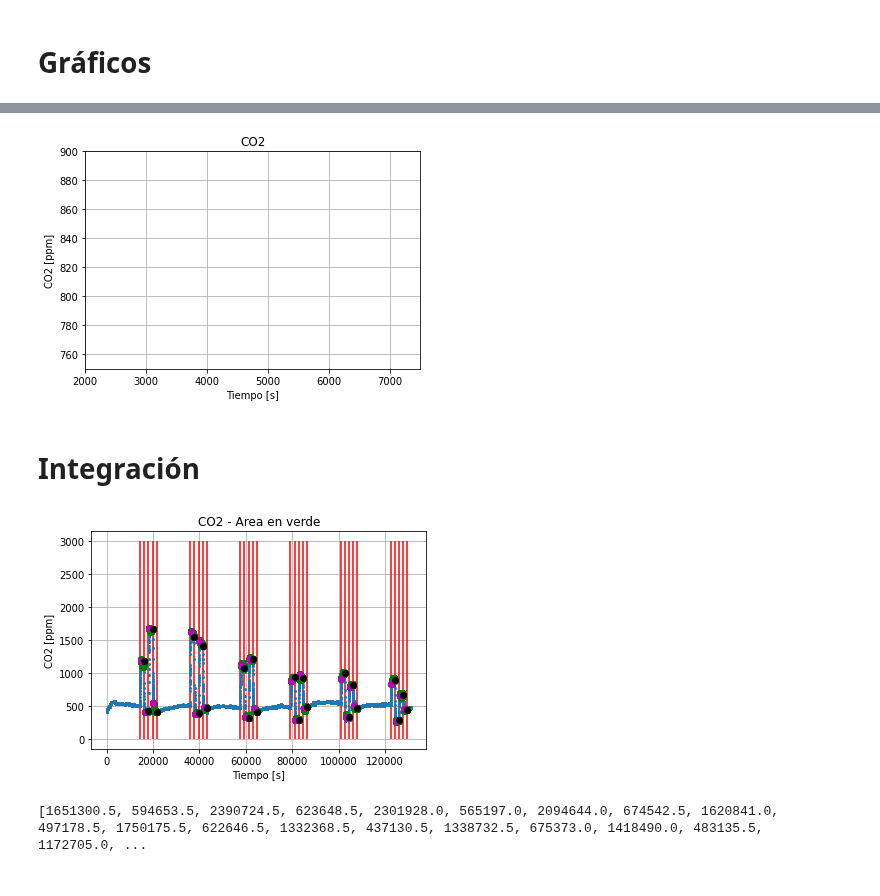
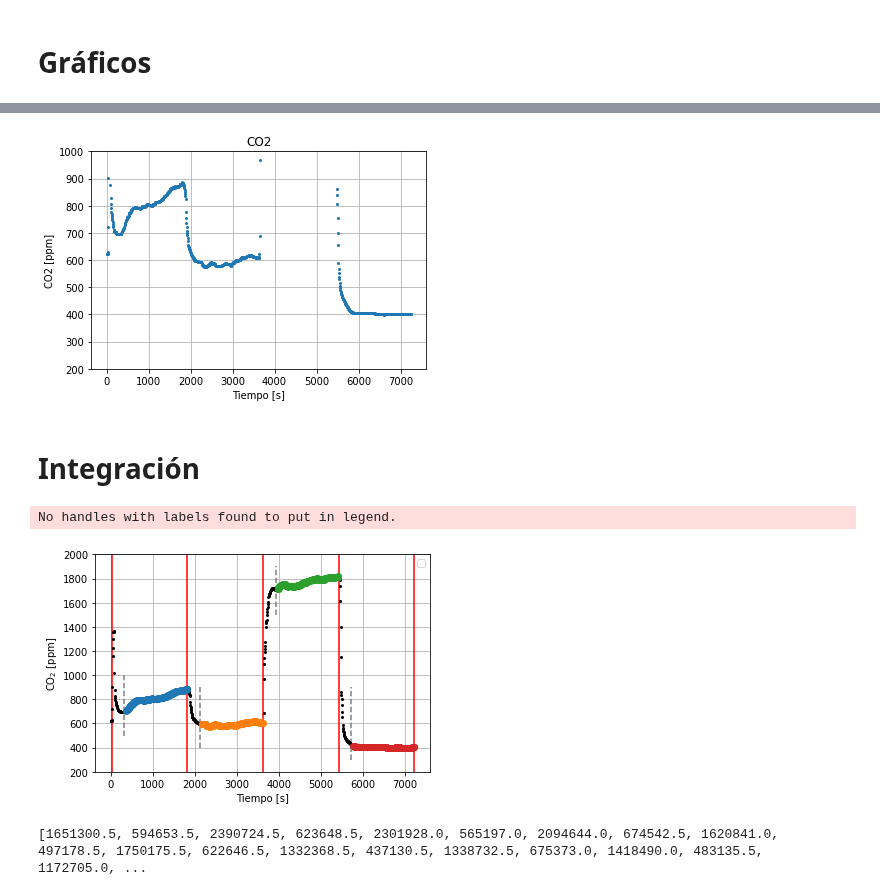
Before and after one commit to fyulita/laboratorio-6-y-7, a Jupyter notebook: Arduino/notebook-all-x4_NO-EDITAR.ipynb, the cells around one changed output, grey strips where cells are left out. Saved outputs shown, nothing was run; the diff lists cells and outputs as text; code cells hidden in the pictures.

Commit message:
imagenes

```diff
--- a/Arduino/notebook-all-x4_NO-EDITAR.ipynb
+++ b/Arduino/notebook-all-x4_NO-EDITAR.ipynb
@@ -248,14 +242,14 @@ plt.plot(tiempos[:20926], co2[:20926], ".",markersize=4)
 #for i in range(len(danza)):
 #    plt.vlines(x=danza[i], ymin=0, ymax=3000, color="r")
 plt.grid()
-plt.ylim(750,900)
-plt.xlim(2000,7500)
+plt.ylim(200,1000)
+#plt.xlim(2000,7500)
 plt.xlabel("Tiempo [s]")
 plt.ylabel("CO2 [ppm]")
 #plt.savefig(f"{PATH}/figuras/CO2_completo.png")
 plt.show()
 # %% [output]
-[figure, old version]
+[figure, new version]
 # %% [markdown]
 # Integración
 # %%
@@ -278,22 +272,35 @@ for i in range(len(pos1[0])-1):
     fin_y.pop(4 * (i + 1))
 # %%
 plt.figure("CO2")
-plt.title("CO2 - Area en verde")
-plt.plot(tiempos, co2, ".", markersize=4)
+#plt.title("CO2 - Area en verde")
+plt.plot(tiempos, co2, ".", markersize=4,color='black')
 for i in range(len(danza)):
     plt.vlines(x=danza[i], ymin=0, ymax=3000, color="r")
 plt.grid()
-#plt.ylim(450, 850)
+
+plt.vlines(danza[0]+300,ymin=500,ymax=1000,color='grey',linestyles='dashed')
+plt.vlines(danza[1]+300,ymin=400,ymax=900,color='grey',linestyles='dashed')
+plt.vlines(danza[2]+300,ymin=1500,ymax=1900,color='grey',linestyles='dashed')
+plt.vlines(danza[3]+300,ymin=300,ymax=900,color='grey',linestyles='dashed')
+
+plt.ylim(200, 2000)
 #plt.xlim(120000,140000)
 plt.xlabel("Tiempo [s]")
-plt.ylabel("CO2 [ppm]")
-plt.scatter(tiempos[inicio_x], co2[inicio_y], color="m", zorder=4) #marco el inicio de cada área en color magenta
-plt.scatter(tiempos[fin_x], co2[fin_y], color="k", zorder=5) #marco el fin de cada área en color negro
-for i in range(len(inicio_x)):
-    plt.scatter(tiempos[inicio_x[i]:fin_x[i]], co2[inicio_y[i]:fin_y[i]], color="g", zorder=3)
+plt.ylabel("CO$_2$ [ppm]")
+#plt.scatter(tiempos[inicio_x], co2[inicio_y], color="m", zorder=4) #marco el inicio de cada área en color magenta
+#plt.scatter(tiempos[fin_x], co2[fin_y], color="k", zorder=5) #marco el fin de cada área en color negro
+
+plt.scatter(tiempos[inicio_x[0]:fin_x[0]], co2[inicio_y[0]:fin_y[0]], zorder=3)#,label='Almidón')
+plt.scatter(tiempos[inicio_x[1]:fin_x[1]], co2[inicio_y[1]:fin_y[1]], zorder=3)#,label='Celulosa')
+plt.scatter(tiempos[inicio_x[2]:fin_x[2]], co2[inicio_y[2]:fin_y[2]], zorder=3)#,label='A + NP TiO$_2$')
+plt.scatter(tiempos[inicio_x[3]:fin_x[3]], co2[inicio_y[3]:fin_y[3]], zorder=3)#,label='Blanco')
+
+plt.legend()
+
 plt.show()
 # %% [output]
+No handles with labels found to put in legend.
-[figure, old version]
+[figure, new version]
 # %%
 #Ahora si, calculo el área:
 
```
Also changed, not shown: parts of 9 cells of this notebook, 13 other files.
